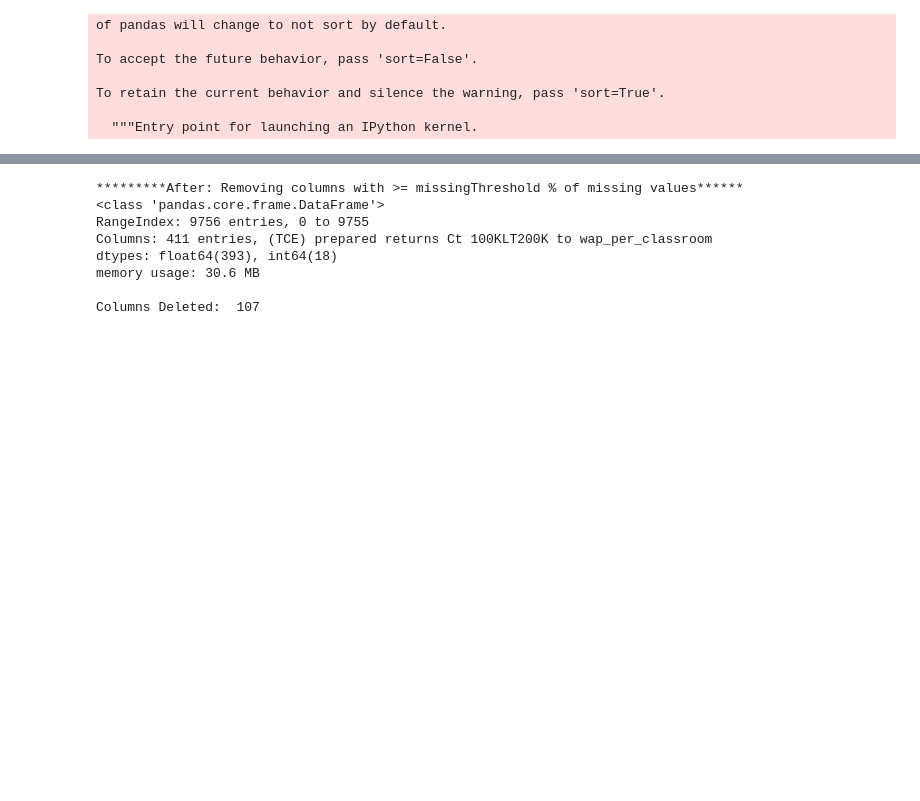
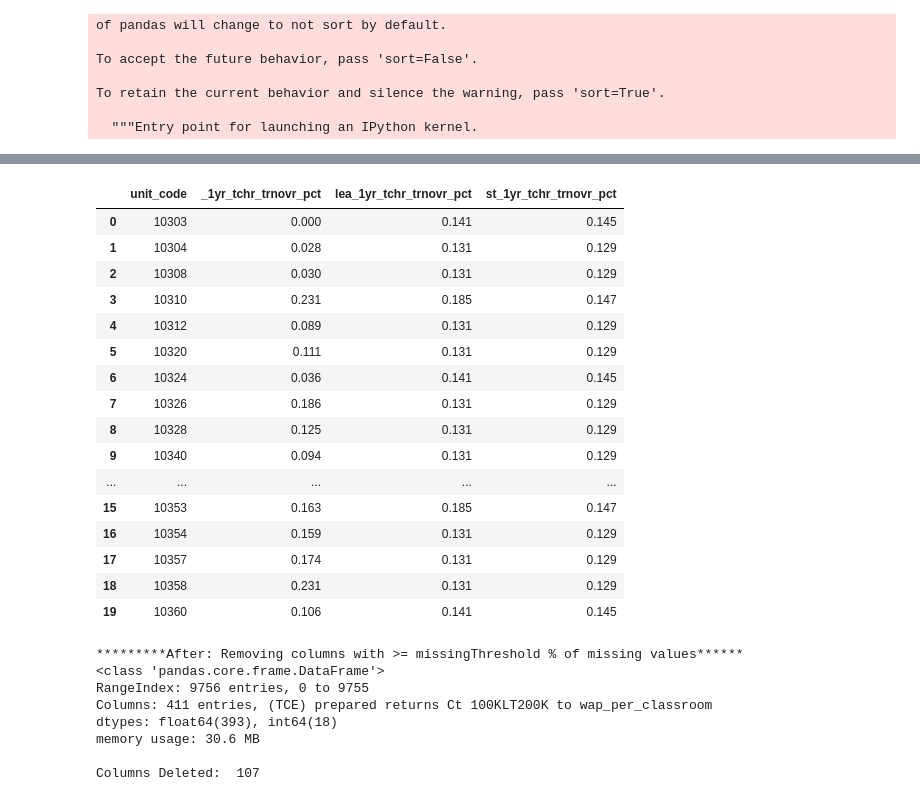
Before and after one commit to wtubin/TeacherRetentionofNC, a Jupyter notebook: 2017/Models/NCTeacherAttritionRatePredict.ipynb, the cells around one changed output, grey strips where cells are left out. Drawn from its saved outputs; the diff is of its cells as text; code cells hidden in the pictures; blank space fills up the shorter version.

```diff
--- a/2017/Models/NCTeacherAttritionRatePredict.ipynb
+++ b/2017/Models/NCTeacherAttritionRatePredict.ipynb
@@ -81,3 +97,23 @@ To retain the current behavior and silence the warning, pass 'sort=True'.
+# %%
+schData[['unit_code','_1yr_tchr_trnovr_pct','lea_1yr_tchr_trnovr_pct','st_1yr_tchr_trnovr_pct']].head(20)
+# %% [output]
+|  | unit_code | _1yr_tchr_trnovr_pct | lea_1yr_tchr_trnovr_pct | st_1yr_tchr_trnovr_pct |
+| 0 | 10303 | 0.000 | 0.141 | 0.145 |
+| 1 | 10304 | 0.028 | 0.131 | 0.129 |
+| 2 | 10308 | 0.030 | 0.131 | 0.129 |
+| 3 | 10310 | 0.231 | 0.185 | 0.147 |
+| 4 | 10312 | 0.089 | 0.131 | 0.129 |
+| 5 | 10320 | 0.111 | 0.131 | 0.129 |
+| 6 | 10324 | 0.036 | 0.141 | 0.145 |
+| 7 | 10326 | 0.186 | 0.131 | 0.129 |
+| 8 | 10328 | 0.125 | 0.131 | 0.129 |
+| 9 | 10340 | 0.094 | 0.131 | 0.129 |
+| ... | ... | ... | ... | ... |
+| 15 | 10353 | 0.163 | 0.185 | 0.147 |
+| 16 | 10354 | 0.159 | 0.131 | 0.129 |
+| 17 | 10357 | 0.174 | 0.131 | 0.129 |
+| 18 | 10358 | 0.231 | 0.131 | 0.129 |
+| 19 | 10360 | 0.106 | 0.141 | 0.145 |
 # %%
 #Missing Data Threshold (Per Column)
 missingThreshold = 0.60
```
Also changed, not shown: parts of 11 cells of this notebook, 1 other file.
